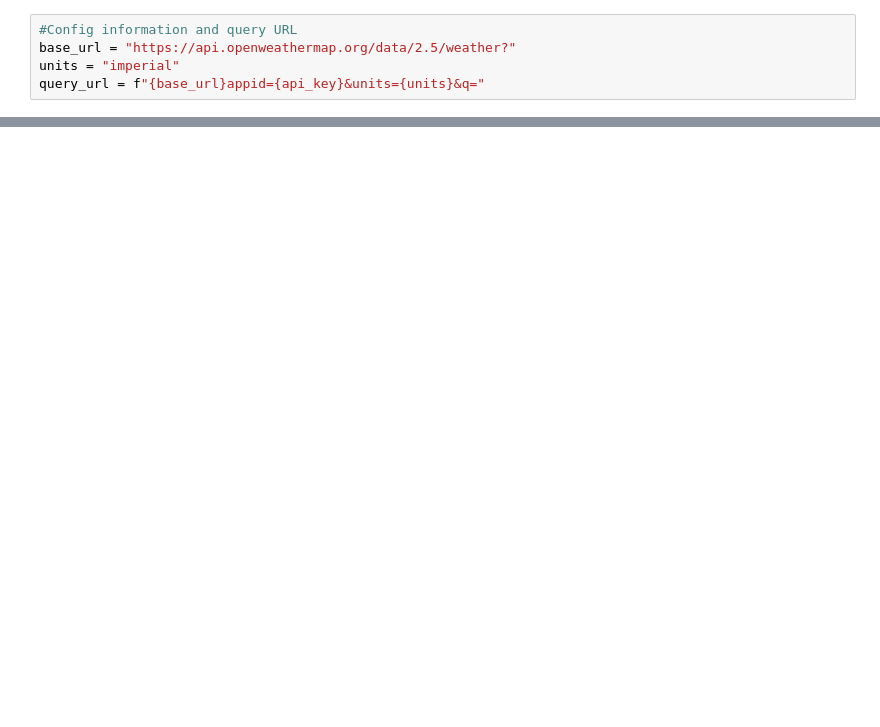
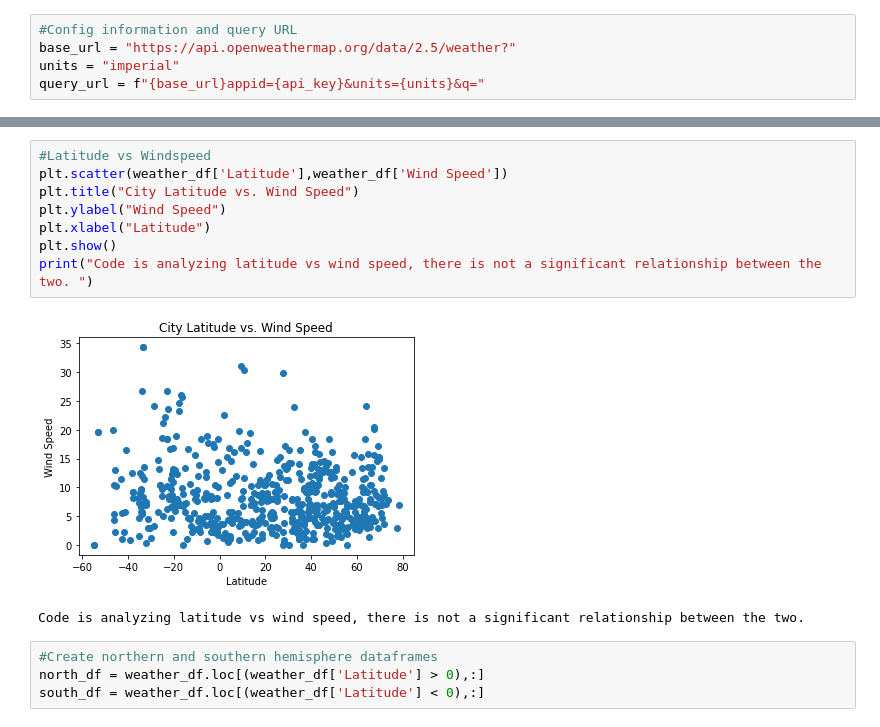
Before and after one commit to ericjbutton/python-api-challenge, a Jupyter notebook: WeatherPy/WeatherPy.ipynb, the cells around one changed output, grey strips where cells are left out. Drawn from its saved outputs; the diff is of its cells as text; blank space fills up the shorter version.

```diff
--- a/WeatherPy/WeatherPy.ipynb
+++ b/WeatherPy/WeatherPy.ipynb
@@ -87,0 +148,15 @@ temp
+# %%
+#Latitude vs Windspeed
+plt.scatter(weather_df['Latitude'],weather_df['Wind Speed'])
+plt.title("City Latitude vs. Wind Speed")
+plt.ylabel("Wind Speed")
+plt.xlabel("Latitude")
+plt.show()
+print("Code is analyzing latitude vs wind speed, there is not a significant relationship between the two. ")
+# %% [output]
+[figure, added]
+Code is analyzing latitude vs wind speed, there is not a significant relationship between the two.
+# %%
+#Create northern and southern hemisphere dataframes
+north_df = weather_df.loc[(weather_df['Latitude'] > 0),:]
+south_df = weather_df.loc[(weather_df['Latitude'] < 0),:]
```
Also changed, not shown: parts of 7 cells of this notebook.
